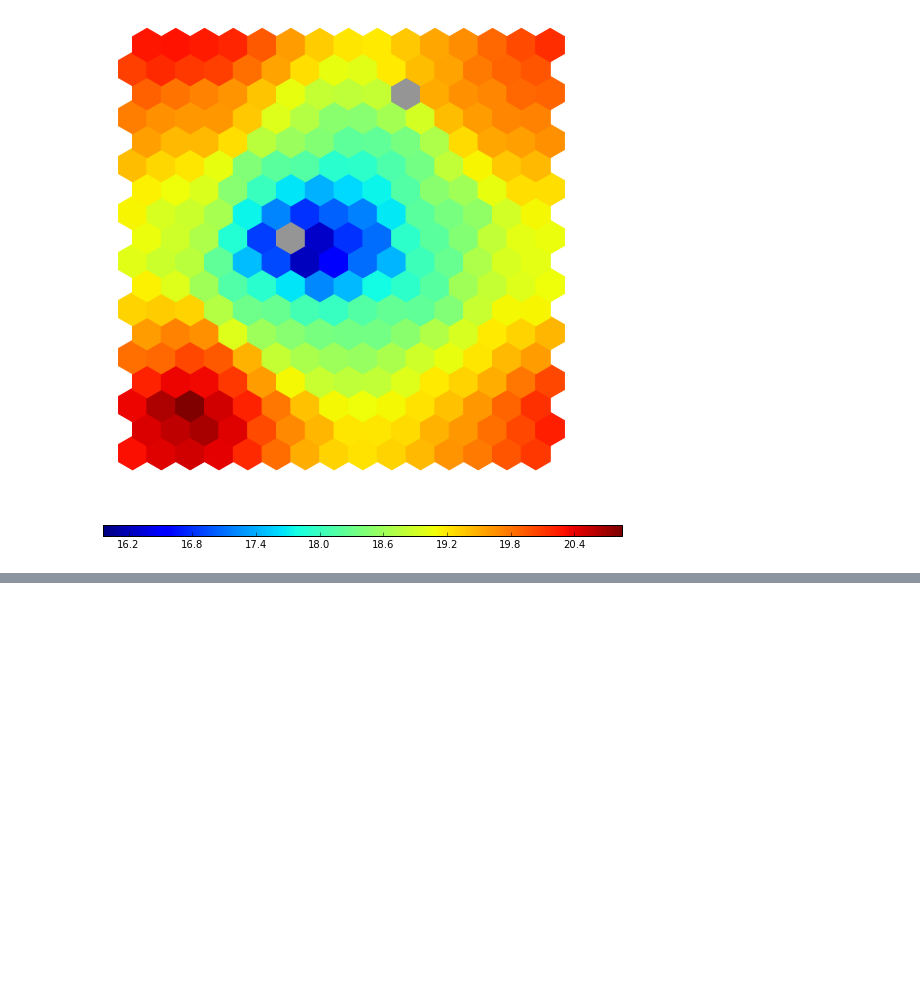
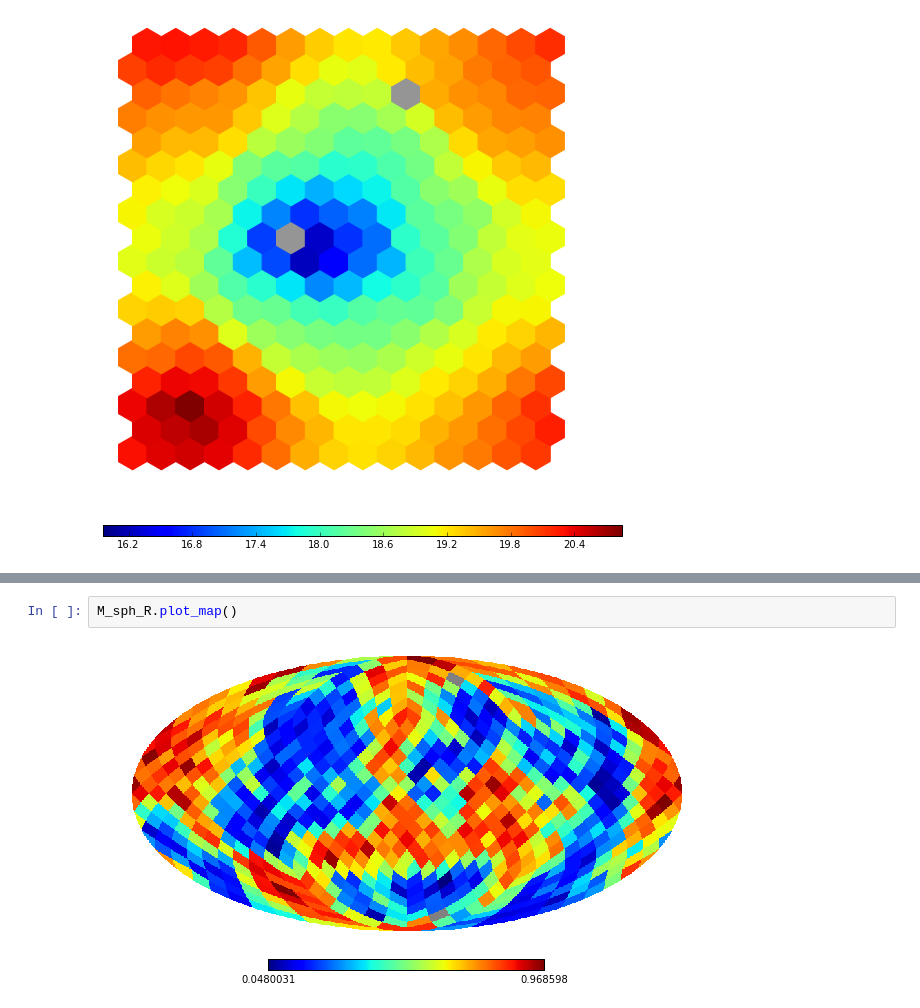
Before and after one commit to mgckind/somsphere, a Jupyter notebook: Example.ipynb, the cells around one changed output, grey strips where cells are left out. Drawn from its saved outputs; the diff is of its cells as text; blank space fills up the shorter version.

```diff
--- a/Example.ipynb
+++ b/Example.ipynb
@@ -167,0 +188,4 @@ M_hex.plot_map()
+# %%
+M_sph_R.plot_map()
+# %% [output]
+[figure, added]
```
Also changed, not shown: parts of 31 cells of this notebook, 4 other files.
